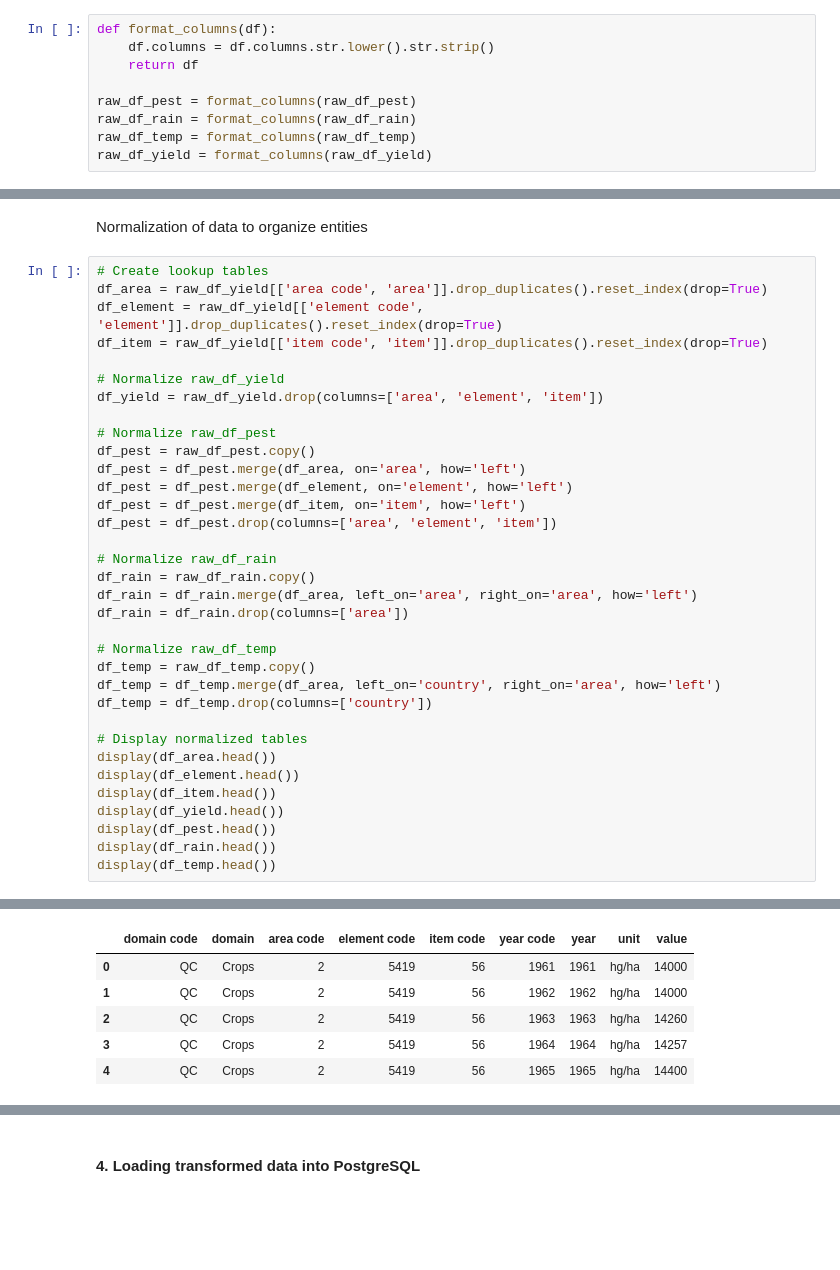
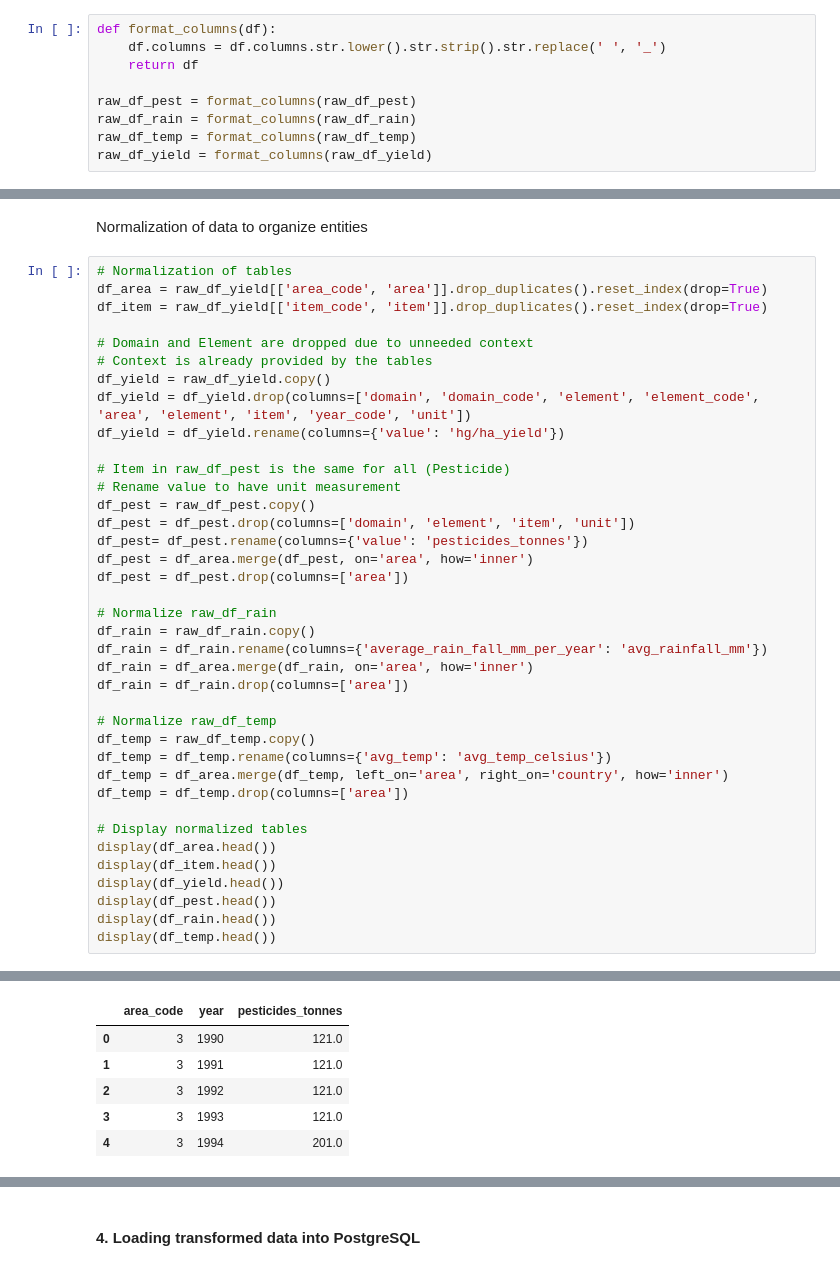
Before and after one commit to JamMeisy/college_cselec1c_finals, a Jupyter notebook: finals.ipynb, the cells around one changed output, grey strips where cells are left out. Saved outputs shown, nothing was run; the diff lists cells and outputs as text; blank space fills up the shorter version.

```diff
--- a/finals.ipynb
+++ b/finals.ipynb
@@ -57,7 +71,7 @@ Check for duplicates and null values
 Column names are consistent and formatted
 # %%
 def format_columns(df):
-    df.columns = df.columns.str.lower().str.strip()
+    df.columns = df.columns.str.lower().str.strip().str.replace(' ', '_')
     return df
 
 raw_df_pest = format_columns(raw_df_pest)
@@ -139,34 +153,38 @@ raw_df_rain['average_rain_fall_mm_per_year'] = raw_df_rain['average_rain_fall_mm
 # %% [markdown]
 Normalization of data to organize entities
 # %%
-# Create lookup tables
-df_area = raw_df_yield[['area code', 'area']].drop_duplicates().reset_index(drop=True)
-df_element = raw_df_yield[['element code', 'element']].drop_duplicates().reset_index(drop=True)
-df_item = raw_df_yield[['item code', 'item']].drop_duplicates().reset_index(drop=True)
+# Normalization of tables
+df_area = raw_df_yield[['area_code', 'area']].drop_duplicates().reset_index(drop=True)
+df_item = raw_df_yield[['item_code', 'item']].drop_duplicates().reset_index(drop=True)
 
-# Normalize raw_df_yield
-df_yield = raw_df_yield.drop(columns=['area', 'element', 'item'])
+# Domain and Element are dropped due to unneeded context
+# Context is already provided by the tables
+df_yield = raw_df_yield.copy()
+df_yield = df_yield.drop(columns=['domain', 'domain_code', 'element', 'element_code', 'area', 'element', 'item', 'year_code', 'unit'])
+df_yield = df_yield.rename(columns={'value': 'hg/ha_yield'})
 
-# Normalize raw_df_pest
+# Item in raw_df_pest is the same for all (Pesticide)
+# Rename value to have unit measurement
 df_pest = raw_df_pest.copy()
-df_pest = df_pest.merge(df_area, on='area', how='left')
-df_pest = df_pest.merge(df_element, on='element', how='left')
-df_pest = df_pest.merge(df_item, on='item', how='left')
-df_pest = df_pest.drop(columns=['area', 'element', 'item'])
+df_pest = df_pest.drop(columns=['domain', 'element', 'item', 'unit'])
+df_pest= df_pest.rename(columns={'value': 'pesticides_tonnes'})
+df_pest = df_area.merge(df_pest, on='area', how='inner')
+df_pest = df_pest.drop(columns=['area'])
 
 # Normalize raw_df_rain
 df_rain = raw_df_rain.copy()
-df_rain = df_rain.merge(df_area, left_on='area', right_on='area', how='left')
+df_rain = df_rain.rename(columns={'average_rain_fall_mm_per_year': 'avg_rainfall_mm'})
+df_rain = df_area.merge(df_rain, on='area', how='inner')
 df_rain = df_rain.drop(columns=['area'])
 
 # Normalize raw_df_temp
 df_temp = raw_df_temp.copy()
-df_temp = df_temp.merge(df_area, left_on='country', right_on='area', how='left')
-df_temp = df_temp.drop(columns=['country'])
+df_temp = df_temp.rename(columns={'avg_temp': 'avg_temp_celsius'})
+df_temp = df_area.merge(df_temp, left_on='area', right_on='country', how='inner')
+df_temp = df_temp.drop(columns=['area'])
 
 # Display normalized tables
 display(df_area.head())
-display(df_element.head())
 display(df_item.head())
 display(df_yield.head())
 display(df_pest.head())
@@ -190,6 +212,6 @@ display(df_temp.head())
-|  | domain code | domain | area code | element code | item code | year code | year | unit | value |
-| 0 | QC | Crops | 2 | 5419 | 56 | 1961 | 1961 | hg/ha | 14000 |
-| 1 | QC | Crops | 2 | 5419 | 56 | 1962 | 1962 | hg/ha | 14000 |
-| 2 | QC | Crops | 2 | 5419 | 56 | 1963 | 1963 | hg/ha | 14260 |
-| 3 | QC | Crops | 2 | 5419 | 56 | 1964 | 1964 | hg/ha | 14257 |
-| 4 | QC | Crops | 2 | 5419 | 56 | 1965 | 1965 | hg/ha | 14400 |
+|  | area_code | year | pesticides_tonnes |
+| 0 | 3 | 1990 | 121.0 |
+| 1 | 3 | 1991 | 121.0 |
+| 2 | 3 | 1992 | 121.0 |
+| 3 | 3 | 1993 | 121.0 |
+| 4 | 3 | 1994 | 201.0 |
```
Also changed, not shown: parts of 39 cells of this notebook, 2 other files.
